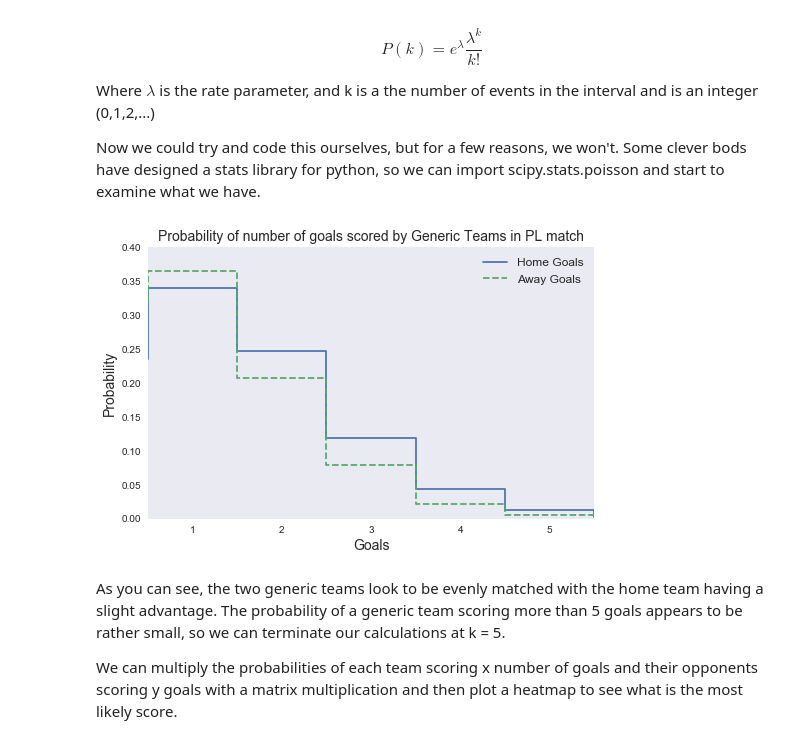
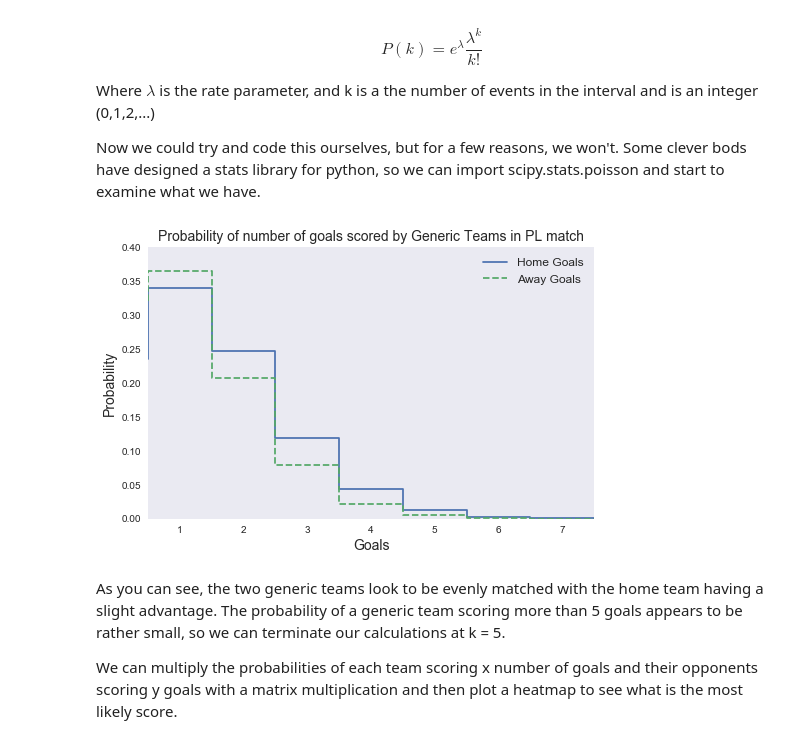
Before and after one commit to jblood14/football, a Jupyter notebook: Season_Modelling.ipynb, the cells around one changed output. Saved outputs shown, nothing was run; the diff lists cells and outputs as text; code cells hidden in the pictures.

```diff
--- a/Season_Modelling.ipynb
+++ b/Season_Modelling.ipynb
@@ -38,5 +42,6 @@ Already we can see that the table isn't sorted by points and so to satisfy my OC
 # %%
 df = df.sort_values('Points',ascending=False)
+df.index = np.arange(1, len(df)+1)
 df.head()
 # %% [output]
 |  | Team | Home For | Home Against | Away For | Away Against | Home Games | Away Games | Points |
@@ -100,30 +105,31 @@ Now we could try and code this ourselves, but for a few reasons, we won't. Some
 # %%
 from scipy.stats import poisson
 # %%
-rates = [home_for,away_for]
+rates = [home_for,away_for] #rate parameters
 line_styles = ['-','--']
 labels = ['Home Goals','Away Goals']
-k = np.arange(0,200)
+k = np.arange(0,10) #range of k values. 10+ goals never happens
 
+#make plot
 fig, ax = plt.subplots(figsize=(8,5))
 
 for rate,line,lab in zip(rates,line_styles,labels):
     dist = poisson(rate)
     plt.plot(k,dist.pmf(k),label = lab,linestyle=line,drawstyle='steps')
 plt.xlabel('Goals',size=14)
 plt.ylabel('Probability',size=14)
 plt.title('Probability of number of goals scored by Generic Teams in PL match',size=14)
 
-goals = np.arange(1,6)
+goals = np.arange(1,8)
 ax.xaxis.set(ticks = np.arange(0.5,len(goals)),ticklabels = goals)
 ax.grid(False)
 
-plt.xlim(0,5)
+plt.xlim(0,7)
 plt.ylim(0,0.4)
 plt.legend(fontsize = 12)
 plt.show()
 # %% [output]
-[figure, old version]
+[figure, new version]
 # %% [markdown]
 As you can see, the two generic teams look to be evenly matched with the home team having a slight advantage. The probability of a generic team scoring more than 5 goals appears to be rather small, so we can terminate our calculations at k = 5.
 
```
Also changed, not shown: parts of 20 cells of this notebook, 1 other file.
